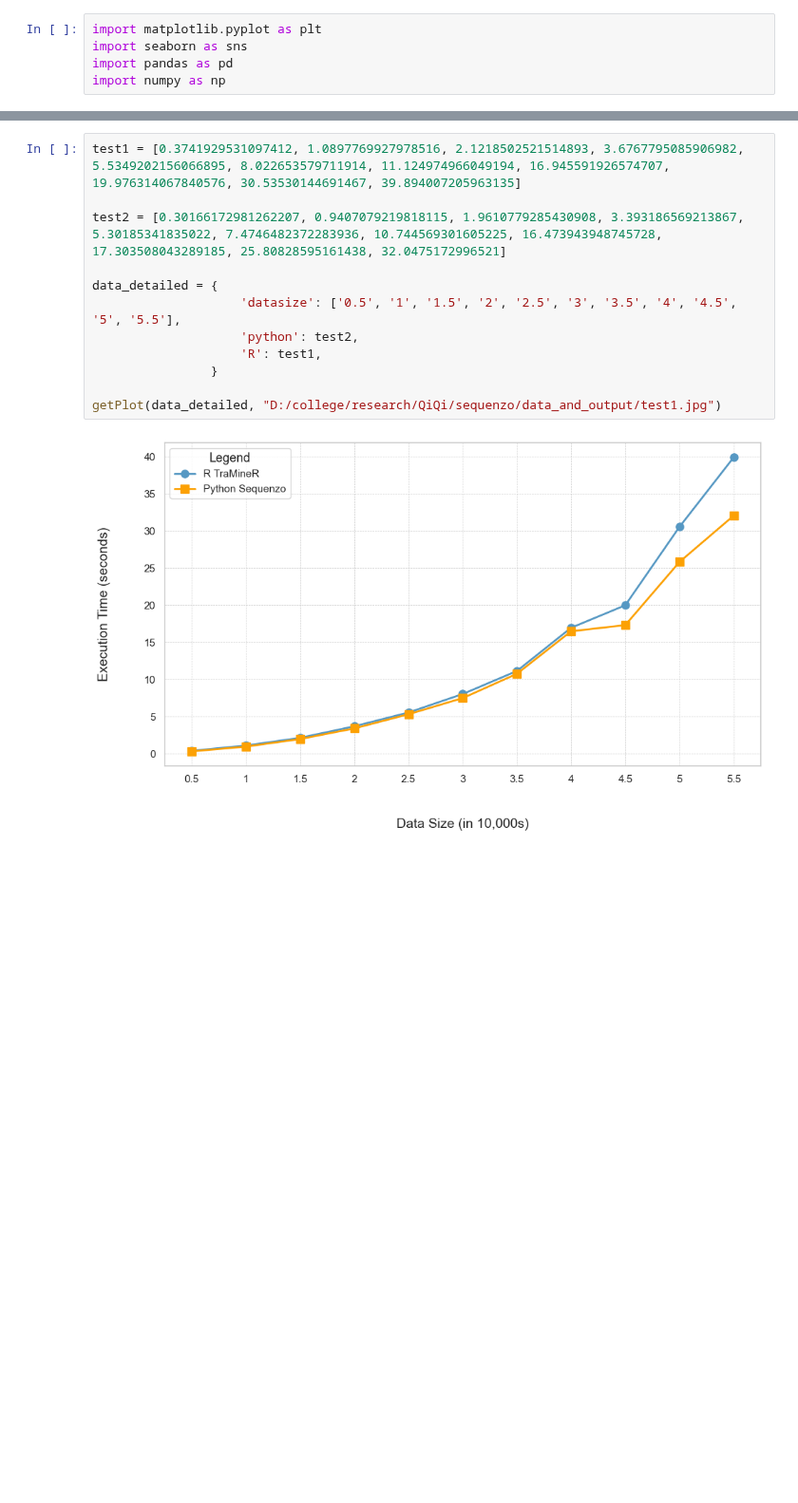
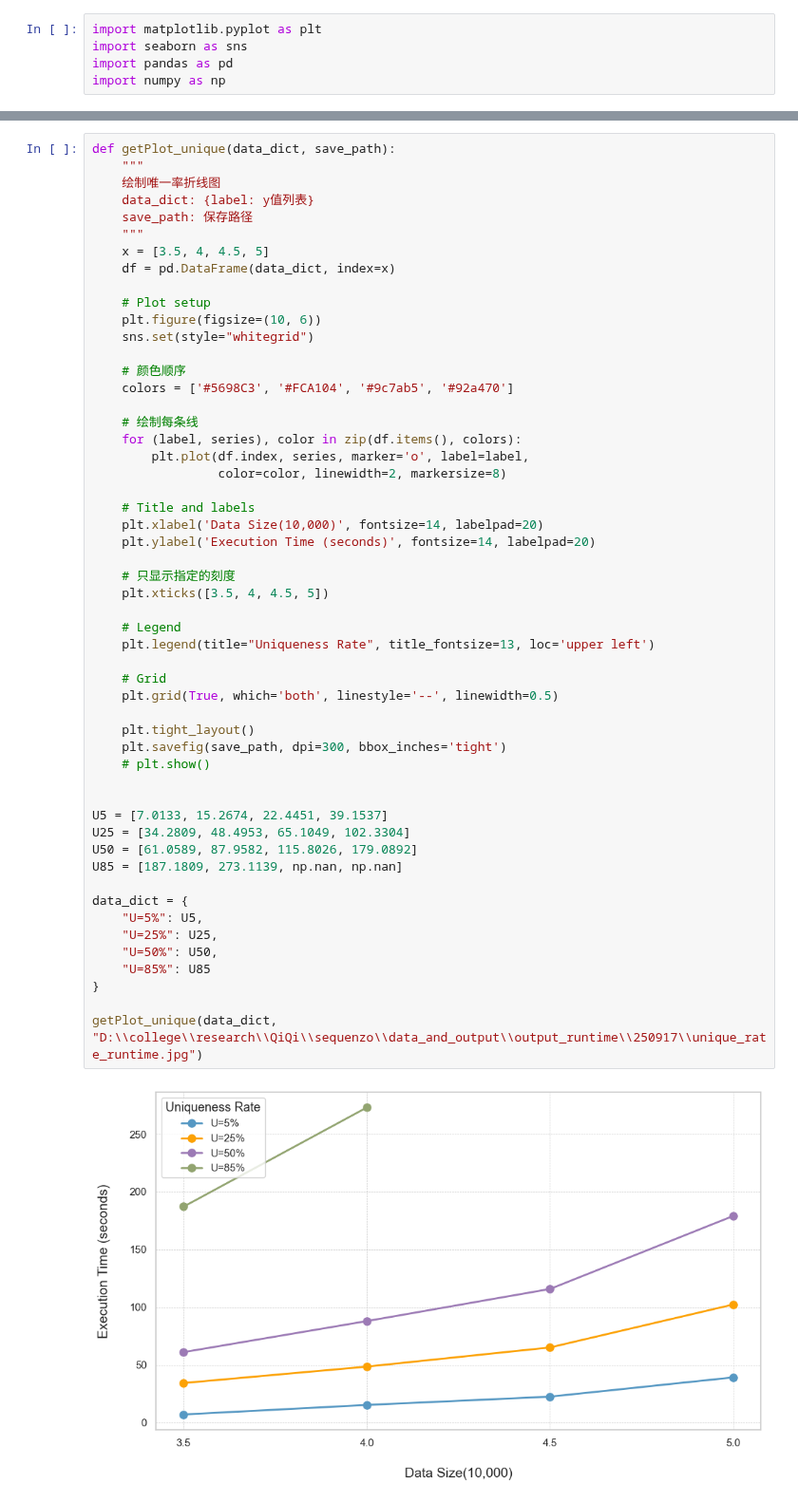
Before and after one commit to sdaza/Sequenzo, a Jupyter notebook: original_datasets_and_cleaning/xinyi_test/runtime_test.ipynb, the cells around one changed output, grey strips where cells are left out. Shown at 95% size. Drawn from its saved outputs; the diff is of its cells as text; blank space fills up the shorter version.

```diff
--- a/original_datasets_and_cleaning/xinyi_test/runtime_test.ipynb
+++ b/original_datasets_and_cleaning/xinyi_test/runtime_test.ipynb
@@ -173,15 +275,56 @@ getPlot(data_detailed, save_path)
 # %%
-test1 = [0.3741929531097412, 1.0897769927978516, 2.1218502521514893, 3.6767795085906982, 5.5349202156066895, 8.022653579711914, 11.124974966049194, 16.945591926574707, 19.976314067840576, 30.53530144691467, 39.894007205963135]
+def getPlot_unique(data_dict, save_path):
+    """
+    绘制唯一率折线图
+    data_dict: {label: y值列表}
+    save_path: 保存路径
+    """
+    x = [3.5, 4, 4.5, 5]
+    df = pd.DataFrame(data_dict, index=x)
 
-test2 = [0.30166172981262207, 0.9407079219818115, 1.9610779285430908, 3.393186569213867, 5.30185341835022, 7.4746482372283936, 10.744569301605225, 16.473943948745728, 17.303508043289185, 25.80828595161438, 32.0475172996521]
+    # Plot setup
+    plt.figure(figsize=(10, 6))
+    sns.set(style="whitegrid")
 
-data_detailed = {
-                    'datasize': ['0.5', '1', '1.5', '2', '2.5', '3', '3.5', '4', '4.5', '5', '5.5'],
-                    'python': test2,
-                    'R': test1,
-                }
+    # 颜色顺序
+    colors = ['#5698C3', '#FCA104', '#9c7ab5', '#92a470']
 
-getPlot(data_detailed, "D:/college/research/QiQi/sequenzo/data_and_output/test1.jpg")
+    # 绘制每条线
+    for (label, series), color in zip(df.items(), colors):
+        plt.plot(df.index, series, marker='o', label=label,
+                 color=color, linewidth=2, markersize=8)
+
+    # Title and labels
+    plt.xlabel('Data Size(10,000)', fontsize=14, labelpad=20)
+    plt.ylabel('Execution Time (seconds)', fontsize=14, labelpad=20)
+
+    # 只显示指定的刻度
+    plt.xticks([3.5, 4, 4.5, 5])
+
+    # Legend
+    plt.legend(title="Uniqueness Rate", title_fontsize=13, loc='upper left')
+
+    # Grid
+    plt.grid(True, which='both', linestyle='--', linewidth=0.5)
+
+    plt.tight_layout()
+    plt.savefig(save_path, dpi=300, bbox_inches='tight')
+    # plt.show()
+
+
+U5 = [7.0133, 15.2674, 22.4451, 39.1537]
+U25 = [34.2809, 48.4953, 65.1049, 102.3304]
+U50 = [61.0589, 87.9582, 115.8026, 179.0892]
+U85 = [187.1809, 273.1139, np.nan, np.nan]
+
+data_dict = {
+    "U=5%": U5,
+    "U=25%": U25,
+    "U=50%": U50,
+    "U=85%": U85
+}
+
+getPlot_unique(data_dict, "D:\\college\\research\\QiQi\\sequenzo\\data_and_output\\output_runtime\\250917\\unique_rate_runtime.jpg")
 # %% [output]
-[figure, old version]
+[figure, new version]
 # %%
```
Also changed, not shown: parts of 4 cells of this notebook, 12 other files.
